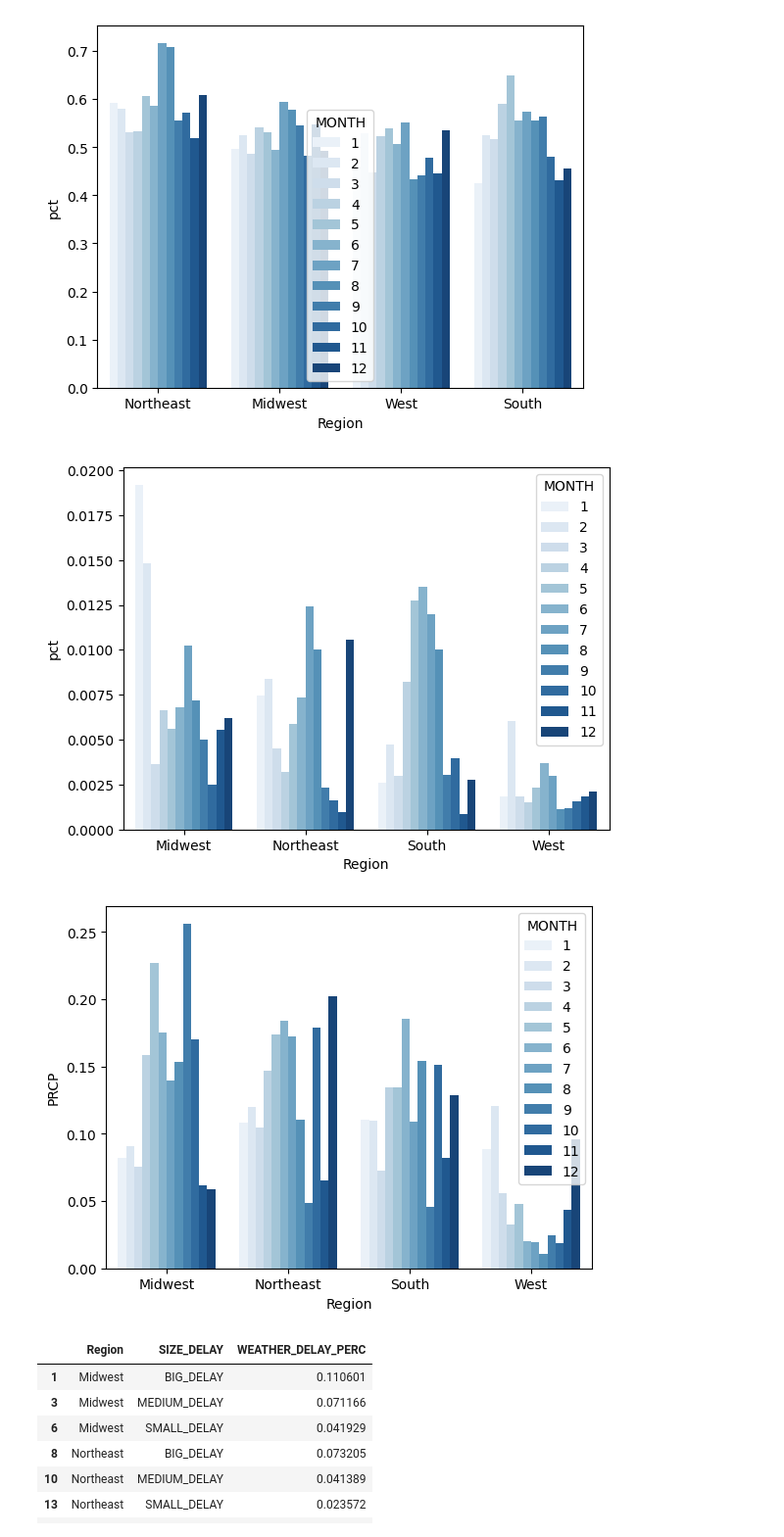
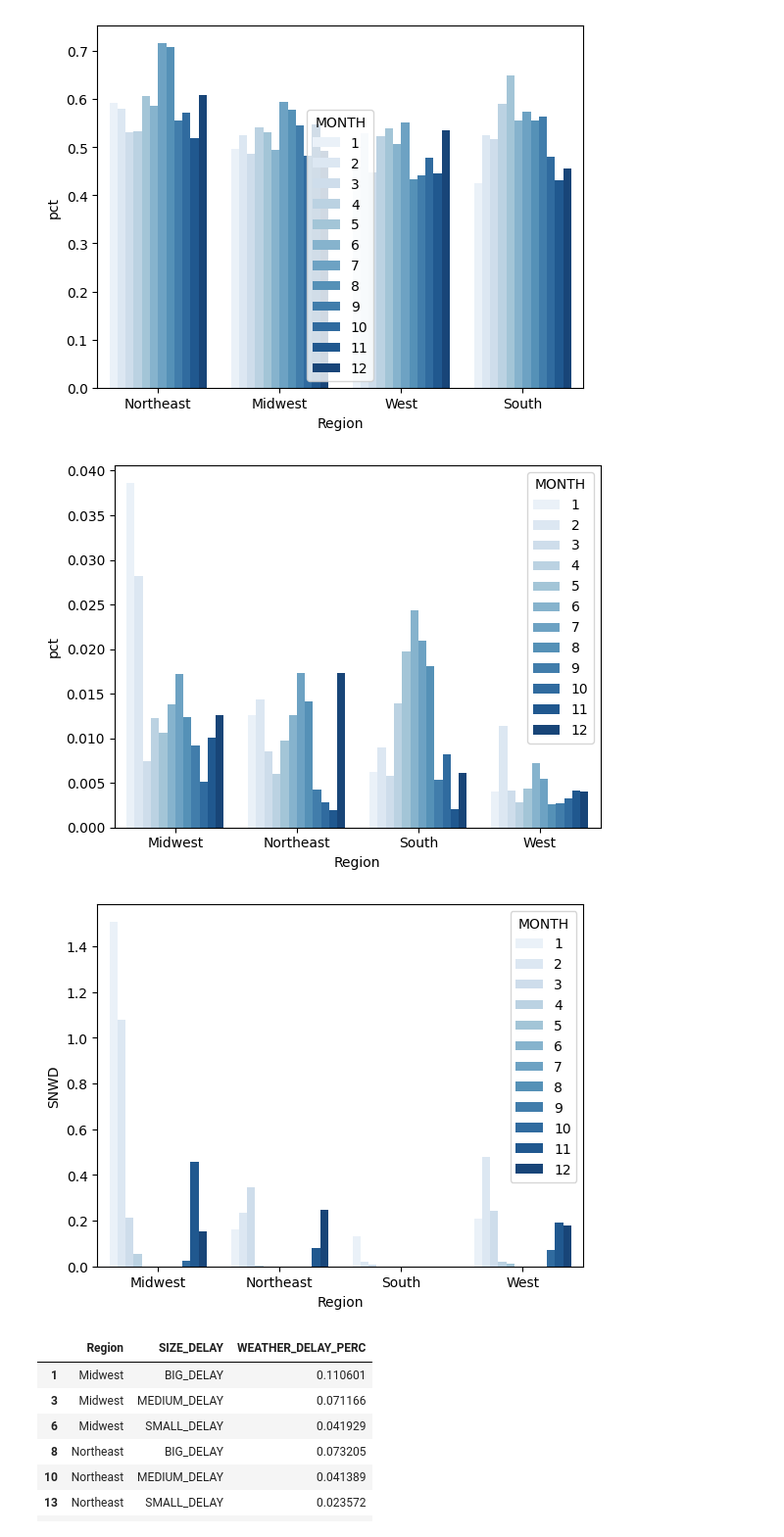
Before and after one commit to franciscapalacios/python_project, a Jupyter notebook: python_project.ipynb, the cells around one changed output. Shown at 98% size. Drawn from its saved outputs; the diff is of its cells as text; code cells hidden in the pictures.

```diff
--- a/python_project.ipynb
+++ b/python_project.ipynb
@@ -536,0 +654,9 @@ df = df.merge(pd.read_csv('us census bureau regions and divisions.csv')[['State
+# %%
+# Do flights with two or more flags more delayed?
+
+df['number_delays'] = df[['LATE_AIRCRAFT_DELAY', 'CARRIER_DELAY', 'WEATHER_DELAY', 'NAS_DELAY', 'SECURITY_DELAY']].sum(axis=1)
+
+# sns.violinplot(data=df[df['DEP_DEL15']==1], x='number_delays', y='DEP_DELAY_NEW')
+# plt.show()
+
+df[df['DEP_DEL15']==1].groupby('number_delays').SIZE_DELAY.value_counts(normalize=True)
@@ -554,7 +698,7 @@ plt.show()
 # %%
 # qué porcentaje de los aviones que parten desde esa región tienen big weather delays
 df_prov = df.groupby(['MONTH','Region']) \
-			.SIZE_WEATHER_DELAY_BIG_WEATHER_DELAY.mean() \
+			.WEATHER_DELAY.mean() \
 			.rename('pct').reset_index() \
 
 sns.barplot(x = 'Region',
@@ -565,20 +709,20 @@ sns.barplot(x = 'Region',
 
 plt.show()
 # %% [output]
-[figure, old version]
+[figure, new version]
 # %%
 df_prov = df.groupby(['MONTH','Region']) \
-			.PRCP.mean().reset_index() \
+			.SNWD.mean().reset_index() \
 
 sns.barplot(x = 'Region',
-			y = 'PRCP',
+			y = 'SNWD',
 			hue = 'MONTH',
 			data = df_prov,
 			palette = "Blues")
 
 plt.show()
 # %% [output]
-[figure, old version]
+[figure, new version]
 # %%
 df.groupby(['Region','SIZE_DELAY']) \
         .WEATHER_DELAY.value_counts(normalize=True).rename('WEATHER_DELAY_PERC') \
```
Also changed, not shown: parts of 77 cells of this notebook.
